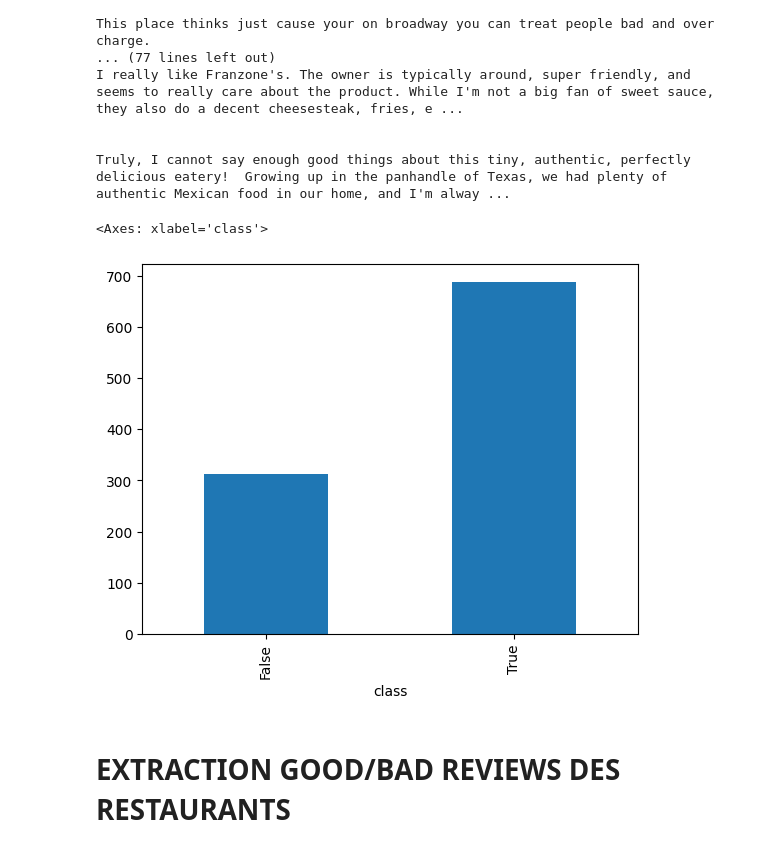
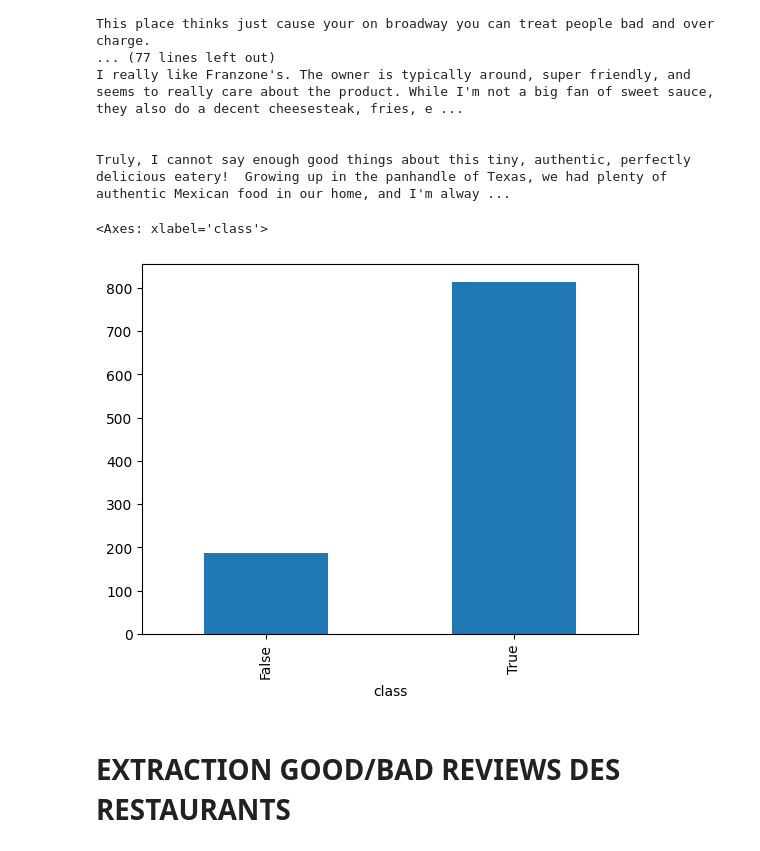
Before and after one commit to CODEheures/oc-ingenieur-ia, a Jupyter notebook: p6/projet/preprocess_text.ipynb, the cells around one changed output. Drawn from its saved outputs; the diff is of its cells as text; code cells hidden in the pictures.

```diff
--- a/p6/projet/preprocess_text.ipynb
+++ b/p6/projet/preprocess_text.ipynb
@@ -323,11 +323,11 @@ I really like Franzone's. The owner is typically around, super friendly, and see
 
 Truly, I cannot say enough good things about this tiny, authentic, perfectly delicious eatery!  Growing up in the panhandle of Texas, we had plenty of authentic Mexican food in our home, and I'm alway ...
 # %%
-preview_dfs['review']['class'] = preview_dfs['review']['stars'] > 3
+preview_dfs['review']['class'] = preview_dfs['review']['stars'] > 2
 preview_dfs['review']['class'].value_counts().sort_index().plot.bar()
 # %% [output]
 <Axes: xlabel='class'>
-[figure, old version]
+[figure, new version]
 # %% [markdown]
 # EXTRACTION GOOD/BAD REVIEWS DES RESTAURANTS
 # %% [markdown]
```
Also changed, not shown: parts of 6 cells of this notebook.
